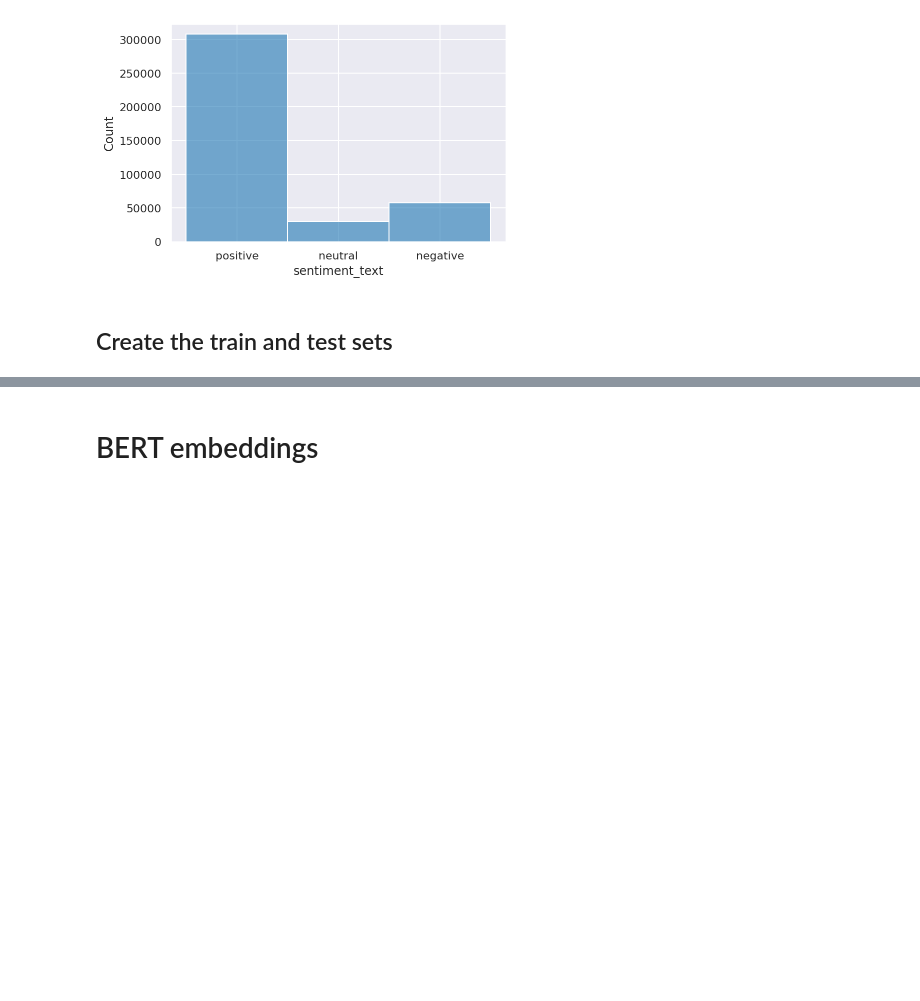
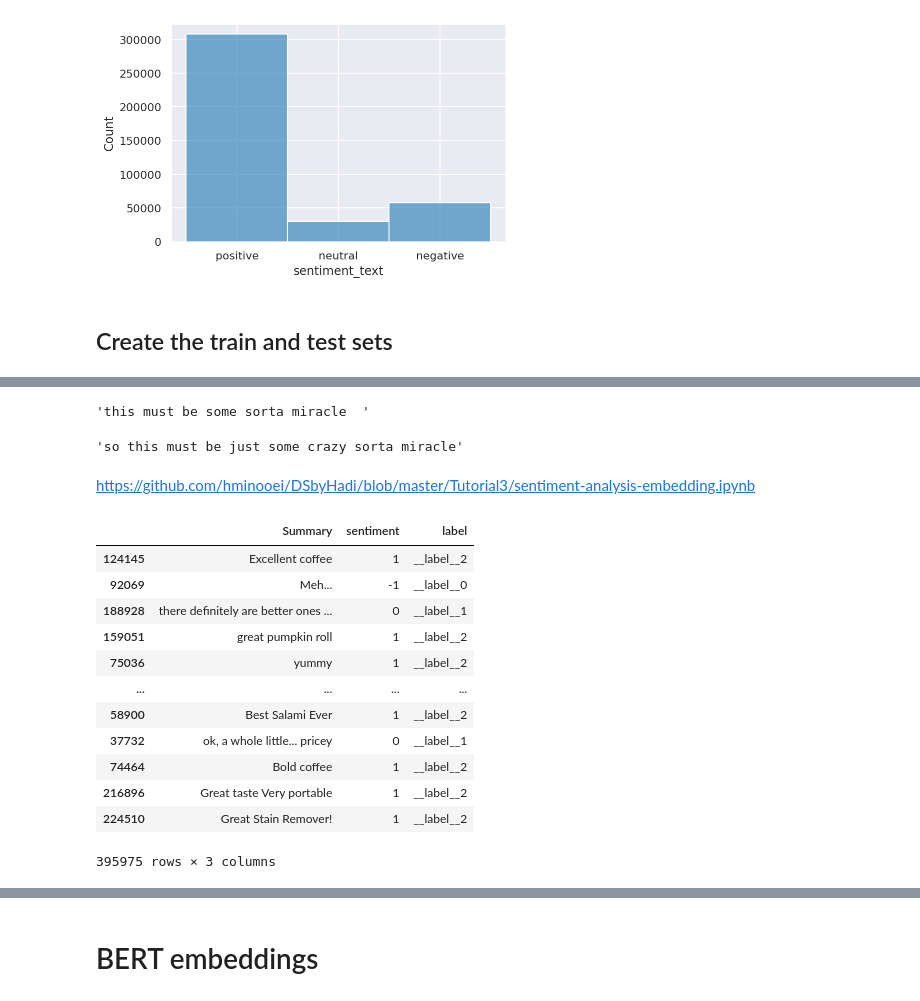
Before and after one commit to soccerdroid/amazon_reviews, a Jupyter notebook: main_notebook.ipynb, the cells around one changed output, grey strips where cells are left out. Drawn from its saved outputs; the diff is of its cells as text; code cells hidden in the pictures; blank space fills up the shorter version.

```diff
--- a/main_notebook.ipynb
+++ b/main_notebook.ipynb
@@ -203,0 +269,10 @@ train_df, test_df = model_selection.train_test_split(
+# %%
+augmenter = aug.ContextualWordEmbsAug(model_path='bert-base-uncased', action="insert")
+# %%
+cln_df = augmentMyData(cln_df, augmenter, samples=40000, sentiment=0)
+# %%
+cln_df = augmentMyData(cln_df, augmenter, samples=40000, sentiment=-1)
+# %%
+cln_df["Summary"][1000]
+# %% [output]
+'this must be some sorta miracle  '
@@ -203,0 +281,24 @@ train_df, test_df = model_selection.train_test_split(
+# %%
+augmented_sample_text
+# %% [output]
+'so this must be just some crazy sorta miracle'
+# %% [markdown]
+https://github.com/hminooei/DSbyHadi/blob/master/Tutorial3/sentiment-analysis-embedding.ipynb
+# %%
+cln_df['label'] = cln_df.apply(lambda row: '__label__' + str(row.sentiment+1), axis=1)
+# %%
+cln_df
+# %% [output]
+|  | Summary | sentiment | label |
+| 124145 | Excellent coffee | 1 | __label__2 |
+| 92069 | Meh... | -1 | __label__0 |
+| 188928 | there definitely are better ones ... | 0 | __label__1 |
+| 159051 | great pumpkin roll | 1 | __label__2 |
+| 75036 | yummy | 1 | __label__2 |
+| ... | ... | ... | ... |
+| 58900 | Best Salami Ever | 1 | __label__2 |
+| 37732 | ok, a whole little... pricey | 0 | __label__1 |
+| 74464 | Bold coffee | 1 | __label__2 |
+| 216896 | Great taste Very portable | 1 | __label__2 |
+| 224510 | Great Stain Remover! | 1 | __label__2 |
+395975 rows × 3 columns
```
Also changed, not shown: parts of 25 cells of this notebook.
